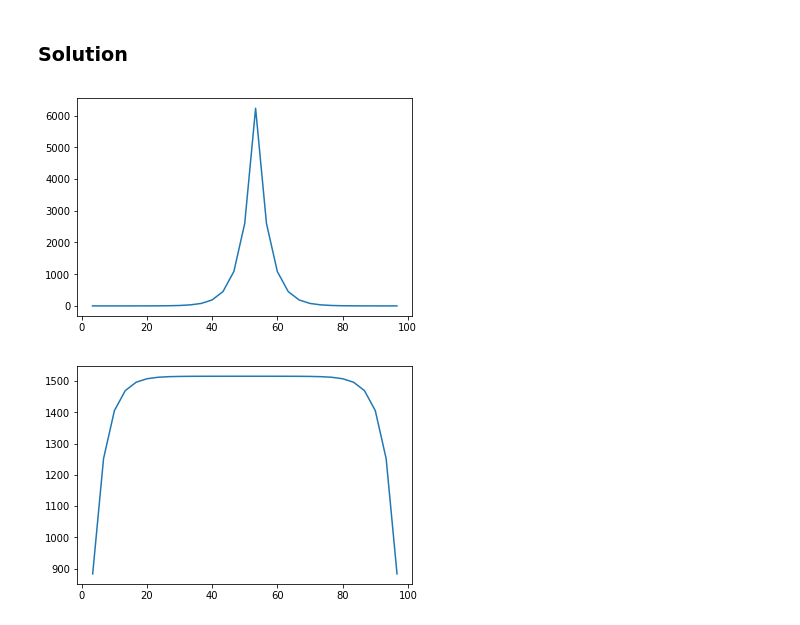
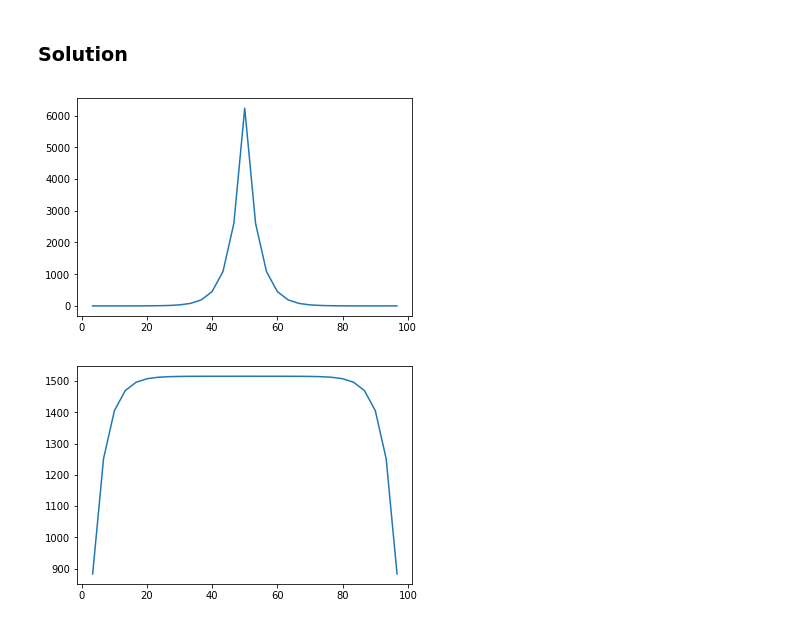
Before and after one commit to ezsolti/EnergyPhysics, a Jupyter notebook: NumericalSolution.ipynb, the cells around one changed output. Cells and saved outputs as stored; diff of their text form; code cells hidden in the pictures.

```diff
--- a/NumericalSolution.ipynb
+++ b/NumericalSolution.ipynb
@@ -74,0 +132,10 @@ hint: you can use the np.linalg.solve function once the matrix and the vectors a
+# %%
+#create matrix with a for loop
+C=np.zeros((10,10)) #initialize a 10x10 matrix with zeros
+for i in range(10):
+    if i<9:
+        C[i][i]=3
+        C[i][i+1]=2
+    else:
+        C[i][i]=3
+print(C)
@@ -89,35 +189,35 @@ x=np.linspace(0,a,N+1)
 A=np.zeros((N-1,N-1))
 for i in range(1,N):
     if i==1:
         A[i-1][i-1]=2*D/Delta**2+Sigma_a
         A[i-1][i]=-D/Delta**2
     elif i==N-1:
         A[i-1][i-2]=-D/Delta**2
         A[i-1][i-1]=2*D/Delta**2+Sigma_a
     else:
         A[i-1][i-2]=-D/Delta**2
         A[i-1][i-1]=2*D/Delta**2+Sigma_a
         A[i-1][i]=-D/Delta**2
 
 
 
 S=np.zeros(N-1)
-S[15]=1000           #"plane" source
+S[14]=1000           #"plane" source
 
 flux=np.linalg.solve(A,S)
 
-plt.figure
+plt.figure()
 plt.plot(x[1:-1],flux)
 plt.show()
 
 S=np.zeros(N-1)
 S=100*np.ones(N-1)  #constant source everywhere
 
 flux=np.linalg.solve(A,S)
 
-plt.figure
+plt.figure()
 plt.plot(x[1:-1],flux)
 plt.show()
 # %% [output]
-[figure, old version]
+[figure, new version]
 [figure]
```
Also changed, not shown: parts of 12 cells of this notebook.
